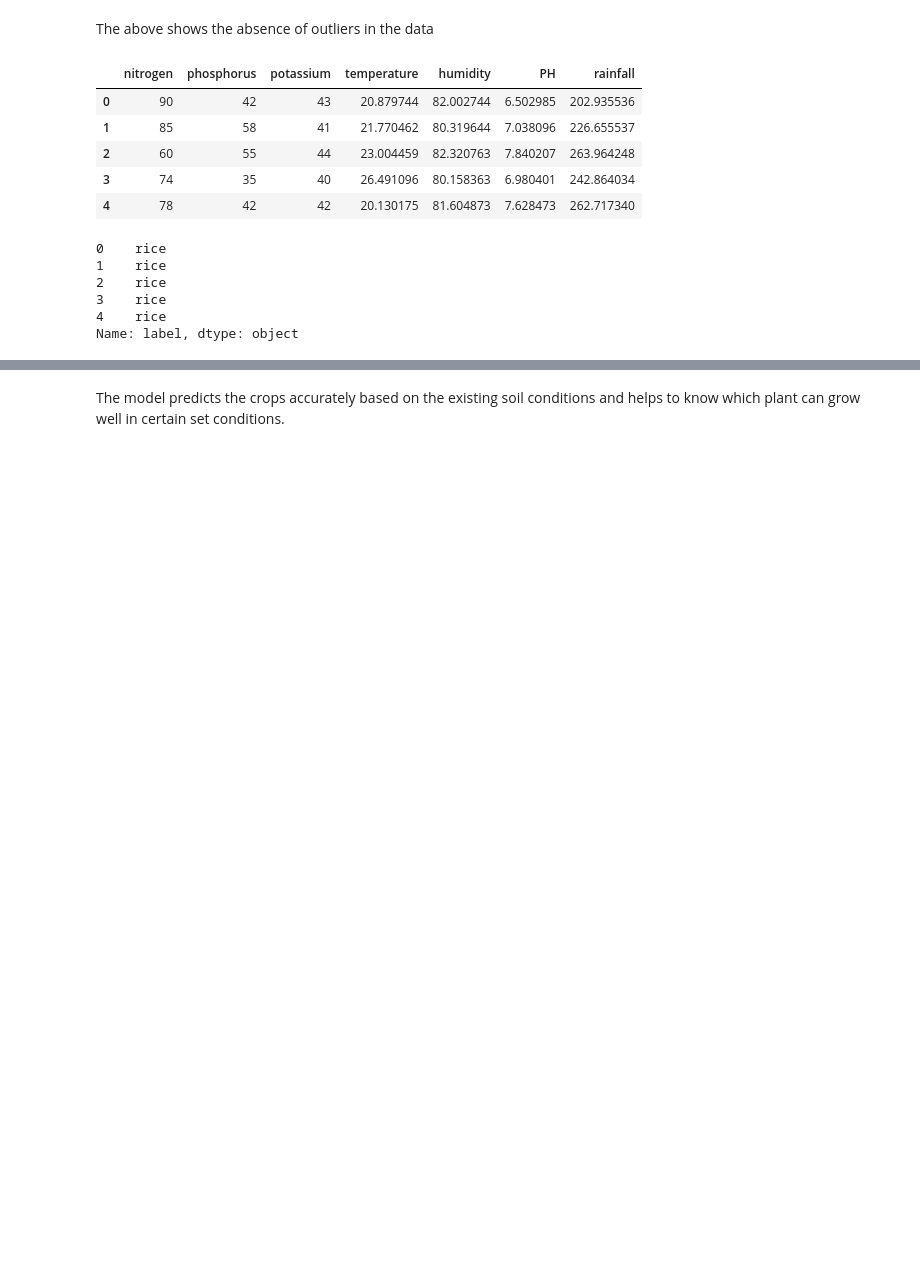
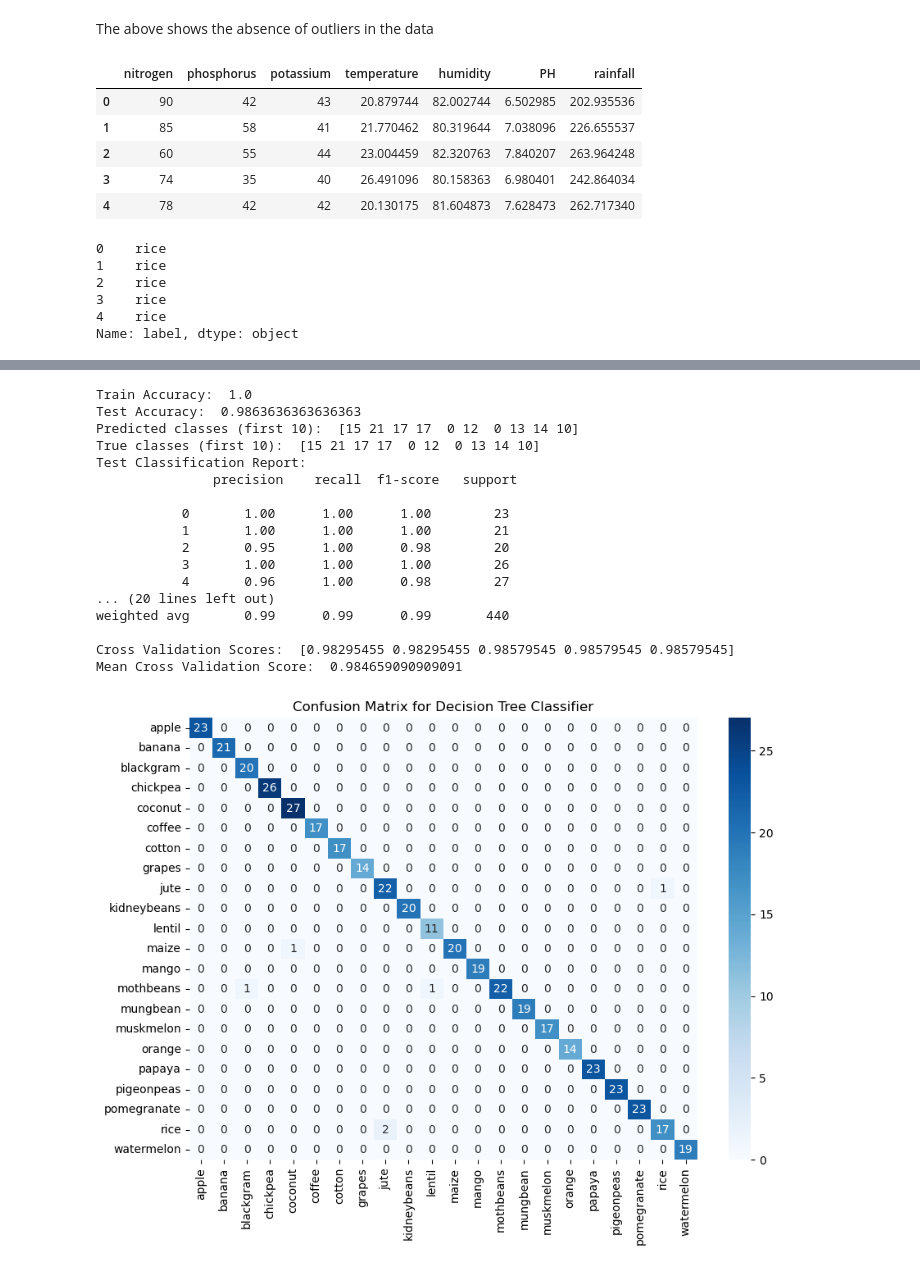
Before and after one commit to Kamuthuj/crop-soil-prediction, a Jupyter notebook: analysis.ipynb, the cells around one changed output, grey strips where cells are left out. Drawn from its saved outputs; the diff is of its cells as text; code cells hidden in the pictures; blank space fills up the shorter version.

```diff
--- a/analysis.ipynb
+++ b/analysis.ipynb
@@ -235,0 +228,4 @@ label length:  2200
+# %%
+encoder = LabelEncoder()
+y = encoder.fit_transform(y)
+y[:5]
@@ -236,5 +234,4 @@ label length:  2200
 # %%
-# Split into training and testing
-X_train, X_test, y_train, y_test = model_selection.train_test_split(X, y, test_size=0.2, random_state=42)
-print(len(X_train), len(X_test), len(y_train), len(y_test))
+X_train, X_test, y_train, y_test = train_test_split(X, y, test_size=0.2, random_state=42)
+X_train.shape, X_test.shape, y_train.shape, y_test.shape
 # %% [output]
@@ -375,2 +238,0 @@ bag_model = BaggingClassifier(estimator=pipe1, n_estimators=100,
-# %%
-bag_model.fit(X_train,y_train)
@@ -421,2 +239,57 @@ weighted avg       0.99      0.99      0.99       440
-# %% [markdown]
-The model predicts the crops accurately based on the existing soil conditions and helps to know which plant can grow well in certain set conditions.
+# %%
+scaler = StandardScaler()
+X_train_scaled = scaler.fit_transform(X_train)
+X_test_scaled = scaler.transform(X_test)
+# %%
+# Initialize the model
+dtree = DecisionTreeClassifier(random_state=42)
+
+# Fit the model on the training data
+dtree.fit(X_train_scaled, y_train)
+
+# Predict on both training and test data
+y_train_pred = dtree.predict(X_train_scaled)
+y_test_pred = dtree.predict(X_test_scaled)
+
+# Evaluate the model
+print("Train Accuracy: ", accuracy_score(y_train, y_train_pred))
+print("Test Accuracy: ", accuracy_score(y_test, y_test_pred))
+
+# Checking the predictions and actual values
+print("Predicted classes (first 10): ", y_test_pred[:10])
+print("True classes (first 10): ", y_test[:10])
+
+print("Test Classification Report: \n", classification_report(y_test, y_test_pred))
+
+# Cross Validation
+kf = KFold(n_splits=5, shuffle=True, random_state=42)
+cross_val_scores = cross_val_score(dtree, X_train_scaled, y_train, cv=kf)
+print("Cross Validation Scores: ", cross_val_scores)
+print("Mean Cross Validation Score: ", cross_val_scores.mean())
+
+
+# Confusion matrix for the test data
+cm = confusion_matrix(y_test, y_test_pred)
+plt.figure(figsize=(10, 7))
+sns.heatmap(cm, annot=True, fmt="d", cmap="Blues", xticklabels=encoder.classes_, yticklabels=encoder.classes_)
+plt.title("Confusion Matrix for Decision Tree Classifier")
+plt.show()
+# %% [output]
+Train Accuracy:  1.0
+Test Accuracy:  0.9863636363636363
+Predicted classes (first 10):  [15 21 17 17  0 12  0 13 14 10]
+True classes (first 10):  [15 21 17 17  0 12  0 13 14 10]
+Test Classification Report:
+               precision    recall  f1-score   support
+
+           0       1.00      1.00      1.00        23
+           1       1.00      1.00      1.00        21
+           2       0.95      1.00      0.98        20
+           3       1.00      1.00      1.00        26
+           4       0.96      1.00      0.98        27
+... (20 lines left out)
+weighted avg       0.99      0.99      0.99       440
+
+Cross Validation Scores:  [0.98295455 0.98295455 0.98579545 0.98579545 0.98579545]
+Mean Cross Validation Score:  0.984659090909091
+[figure, added]
```
Also changed, not shown: parts of 28 cells of this notebook.
